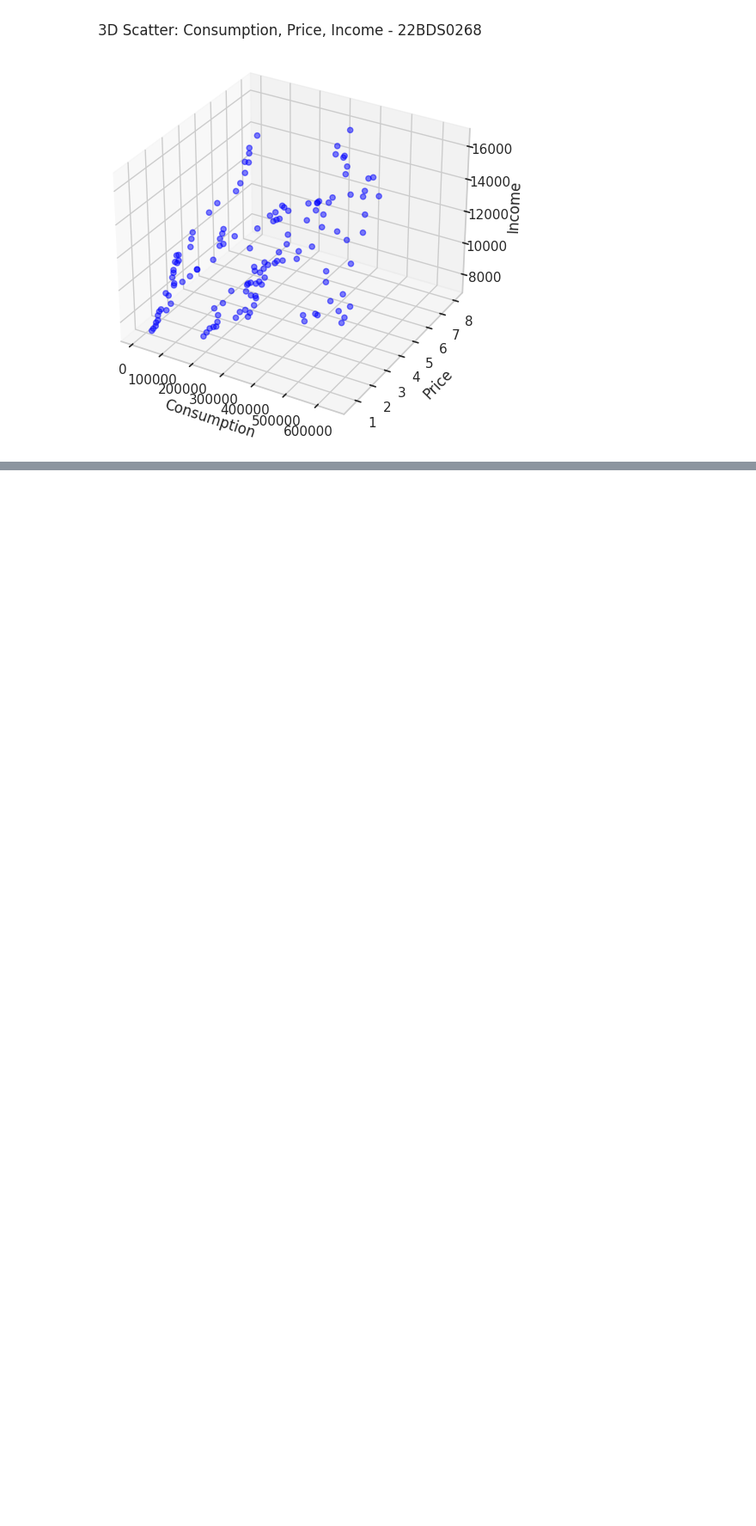
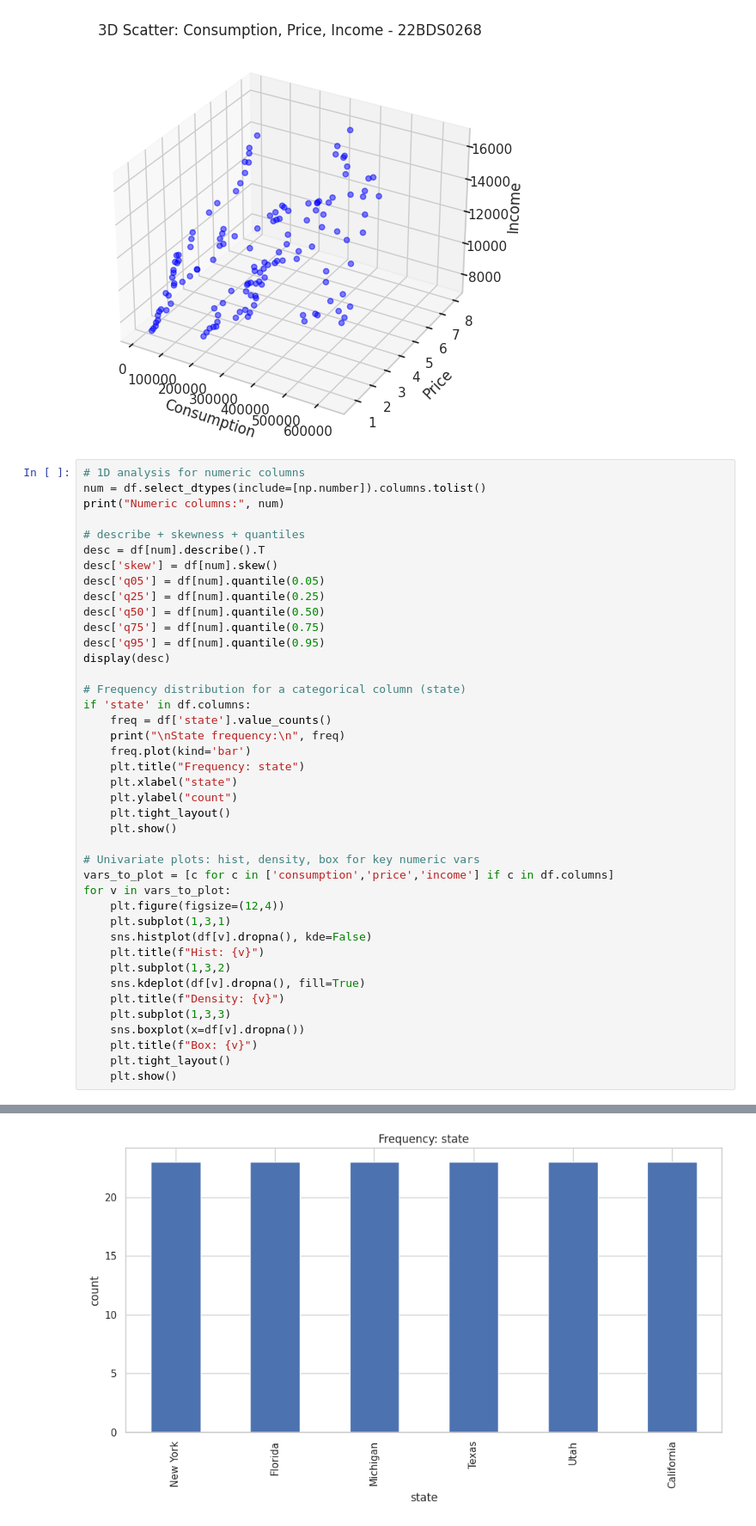
Before and after one commit to Ramit28/22BDS0268, a Jupyter notebook: 22BDS0268.ipynb, the cells around one changed output, grey strips where cells are left out. Shown at 86% size. Drawn from its saved outputs; the diff is of its cells as text; blank space fills up the shorter version.

```diff
--- a/22BDS0268.ipynb
+++ b/22BDS0268.ipynb
@@ -354,3 +354,45 @@ plt.title("3D Scatter: Consumption, Price, Income - 22BDS0268")
 plt.show()
 # %% [output]
 [figure]
+# %%
+# 1D analysis for numeric columns
+num = df.select_dtypes(include=[np.number]).columns.tolist()
+print("Numeric columns:", num)
+
+# describe + skewness + quantiles
+desc = df[num].describe().T
+desc['skew'] = df[num].skew()
+desc['q05'] = df[num].quantile(0.05)
+desc['q25'] = df[num].quantile(0.25)
+desc['q50'] = df[num].quantile(0.50)
+desc['q75'] = df[num].quantile(0.75)
+desc['q95'] = df[num].quantile(0.95)
+display(desc)
+
+# Frequency distribution for a categorical column (state)
+if 'state' in df.columns:
+    freq = df['state'].value_counts()
+    print("\nState frequency:\n", freq)
+    freq.plot(kind='bar')
+    plt.title("Frequency: state")
+    plt.xlabel("state")
+    plt.ylabel("count")
+    plt.tight_layout()
+    plt.show()
+
+# Univariate plots: hist, density, box for key numeric vars
+vars_to_plot = [c for c in ['consumption','price','income'] if c in df.columns]
+for v in vars_to_plot:
+    plt.figure(figsize=(12,4))
+    plt.subplot(1,3,1)
+    sns.histplot(df[v].dropna(), kde=False)
+    plt.title(f"Hist: {v}")
+    plt.subplot(1,3,2)
+    sns.kdeplot(df[v].dropna(), fill=True)
+    plt.title(f"Density: {v}")
+    plt.subplot(1,3,3)
+    sns.boxplot(x=df[v].dropna())
+    plt.title(f"Box: {v}")
+    plt.tight_layout()
+    plt.show()
+# %% [output]
@@ -356,0 +419 @@ plt.show()
+[figure, added]
```
Also changed, not shown: parts of 1 cell of this notebook.
